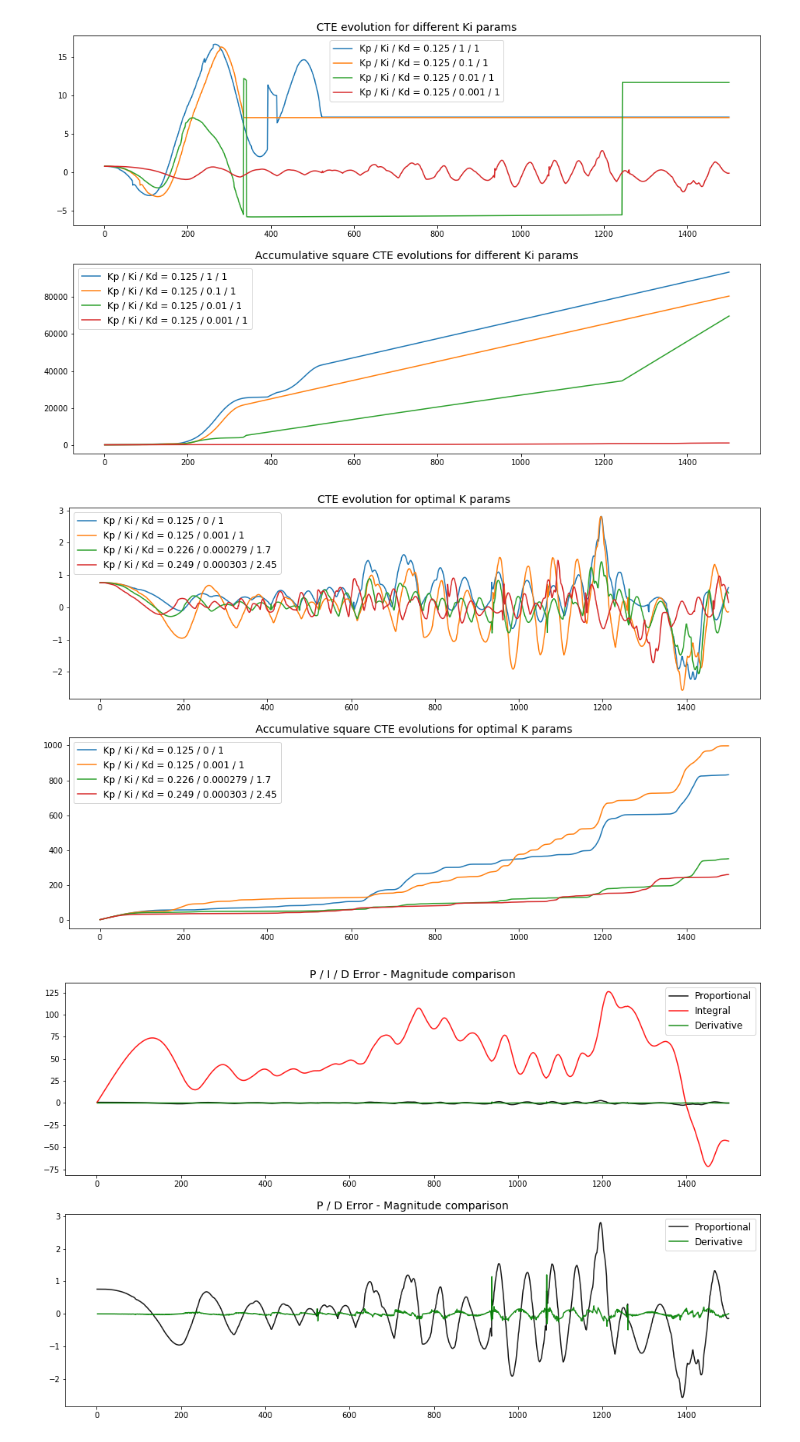
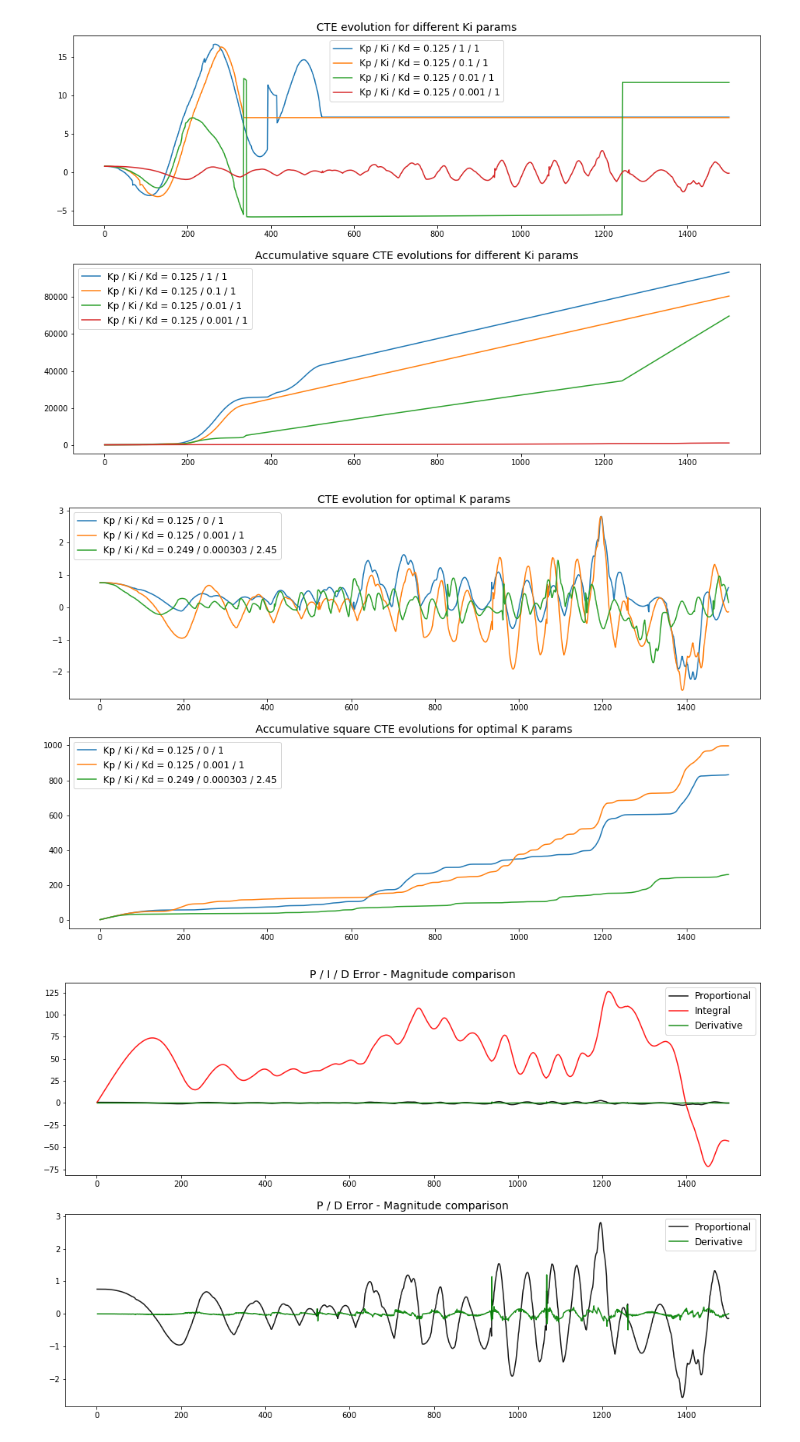
Before and after one commit to raulsolera/CarND-PID-Control-Project, a Jupyter notebook: PID-project-visualizations.ipynb, the cells around one changed output. Cells and saved outputs as stored; diff of their text form; code cells hidden in the pictures.

```diff
--- a/PID-project-visualizations.ipynb
+++ b/PID-project-visualizations.ipynb
@@ -131,37 +131,36 @@ time_to = 1500
 my_cols=['timestep','Kp','Ki', 'Kd', 'cte',
          'total_error','steering','throttle','speed','distance']
 
-for one_try, name in zip(['0125-0-1', '0125-0001-1', 'optimal', 'optimal2'],
+for one_try, name in zip(['0125-0-1', '0125-0001-1', 'optimal2'],
                          ['Kp / Ki / Kd = 0.125 / 0 / 1',
                           'Kp / Ki / Kd = 0.125 / 0.001 / 1',
-                          'Kp / Ki / Kd = 0.226 / 0.000279 / 1.7',
                           'Kp / Ki / Kd = 0.249 / 0.000303 / 2.45']):
 
     filename = 'data_record'
     file = filename + one_try + '.txt'
 
     with open('build/'+file) as f:
         table_pid_output = pd.read_table(f, sep='\t', header=0,
                                          names=my_cols, lineterminator='\n')
 
     ax1.plot(table_pid_output['timestep'][time_from:time_to],
             table_pid_output['cte'][time_from:time_to], label=name)
 
     square_values = table_pid_output['cte']**2
 
     ax2.plot(table_pid_output['timestep'][time_from:time_to],
             square_values[time_from:time_to].cumsum(), label=name)
 
 ax1.set_title('CTE evolution for optimal K params', fontsize =14)
 ax1.legend(fontsize =12)
 ax2.set_title('Accumulative square CTE evolutions for optimal K params', fontsize =14)
 ax2.legend(fontsize =12)
 
 plt.show()
 
 fig.savefig('report_images/'+'optimal-params')
 # %% [output]
-[figure, old version]
+[figure, new version]
 # %%
 filename = 'data_record'
 file = filename + '0125-0001-1' + '.txt'
```
Also changed, not shown: 2 other files.
